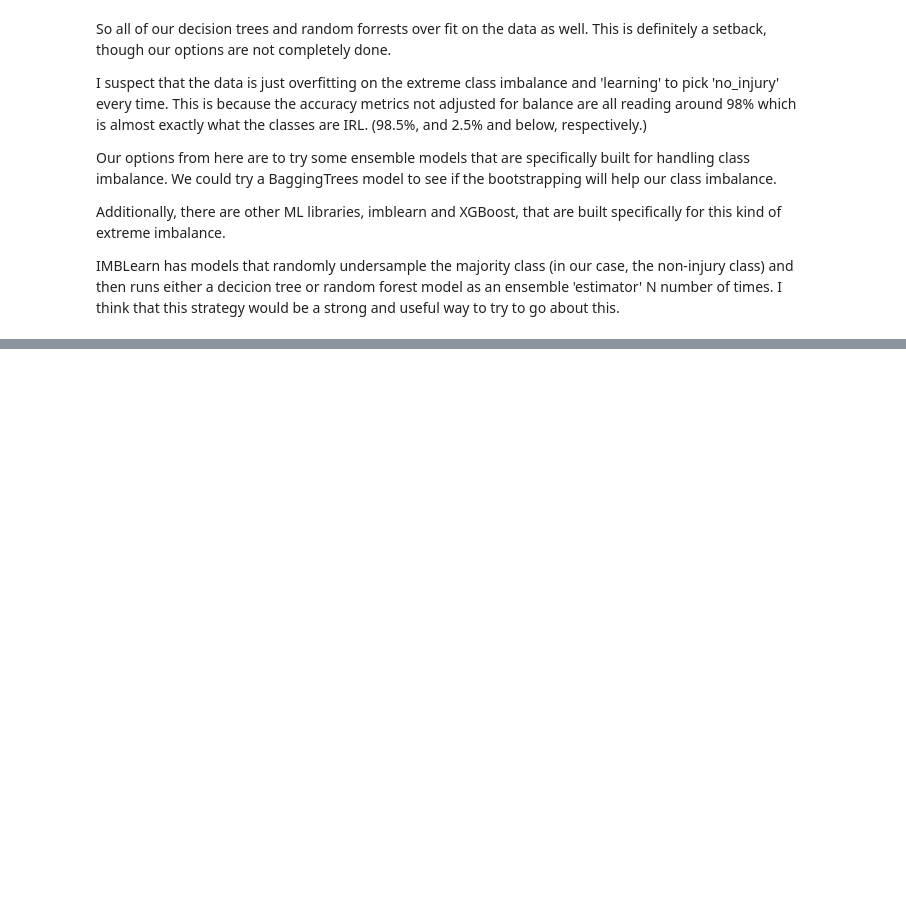
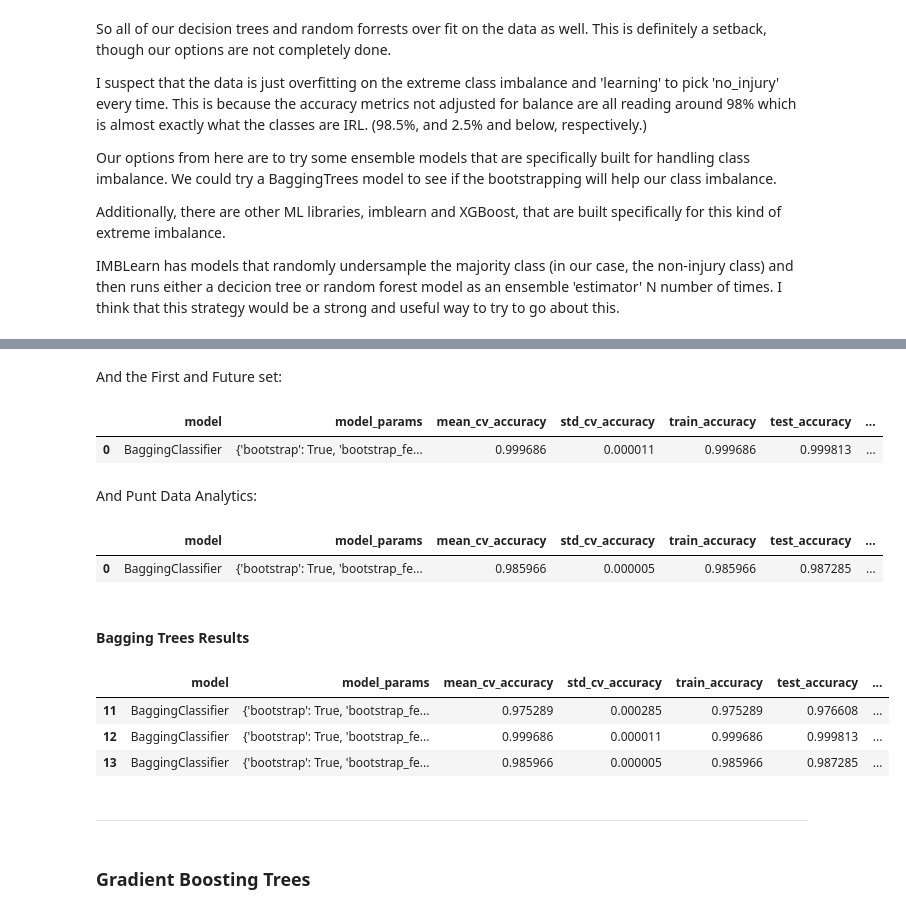
Before and after one commit to LeeMcFarling/AFL_Project_backup, a Jupyter notebook: Modeling/Weekly Assignments/Week_6.ipynb, the cells around one changed output, grey strips where cells are left out. Cells and saved outputs as stored; diff of their text form; code cells hidden in the pictures; blank space fills up the shorter version.

```diff
--- a/Modeling/Weekly Assignments/Week_6.ipynb
+++ b/Modeling/Weekly Assignments/Week_6.ipynb
@@ -968,0 +1051,71 @@ IMBLearn has models that randomly undersample the majority class (in our case, t
+# %% [markdown]
+And the First and Future set:
+# %%
+params_ = {
+    'n_estimators' : 20,
+    'max_samples' : 1,
+    'max_features' : 0.1,
+    'bootstrap' : True,
+    'random_state' : 42,
+}
+
+FNF_Bagging_Trees_Tuned = run_model_classifier(
+    BaggingClassifier,
+    fnf_X_train_scaled,
+    fnf_y_train,
+    fnf_X_test_scaled,
+    fnf_y_test,
+    n_repeats=5,
+    n_jobs=-1,
+    run_comment='FNF - Bagging Trees - Tuned',
+    return_model=False,
+    concat_results=True,
+    **params_
+    )
+
+FNF_Bagging_Trees_Tuned
+# %% [output]
+|  | model | model_params | mean_cv_accuracy | std_cv_accuracy | train_accuracy | test_accuracy | ... |
+| 0 | BaggingClassifier | {'bootstrap': True, 'bootstrap_fe... | 0.999686 | 0.000011 | 0.999686 | 0.999813 | ... |
+# %% [markdown]
+And Punt Data Analytics:
+# %%
+params_ = {
+    'n_estimators' : 20,
+    'max_samples' : 1,
+    'max_features' : 0.1,
+    'bootstrap' : True,
+    'random_state' : 42,
+}
+
+PDA_Bagging_Trees_Tuned = run_model_classifier(
+    BaggingClassifier,
+    pda_X_train_scaled,
+    pda_y_train,
+    pda_X_test_scaled,
+    pda_y_test,
+    n_repeats=5,
+    n_jobs=-1,
+    run_comment='PDA - Bagging Trees - Tuned',
+    return_model=False,
+    concat_results=True,
+    **params_
+    )
+
+PDA_Bagging_Trees_Tuned
+# %% [output]
+|  | model | model_params | mean_cv_accuracy | std_cv_accuracy | train_accuracy | test_accuracy | ... |
+| 0 | BaggingClassifier | {'bootstrap': True, 'bootstrap_fe... | 0.985966 | 0.000005 | 0.985966 | 0.987285 | ... |
+# %% [markdown]
+#### **Bagging Trees Results**
+# %%
+combined_results[combined_results['run_comment'].str.contains('Bagging Trees')].sort_values(by='balanced_test_accuracy', ascending=False) # [['model', 'mean_cv_accuracy', 'test_accuracy', 'balanced_test_accuracy', 'run_comment']]
+# %% [output]
+|  | model | model_params | mean_cv_accuracy | std_cv_accuracy | train_accuracy | test_accuracy | ... |
+| 11 | BaggingClassifier | {'bootstrap': True, 'bootstrap_fe... | 0.975289 | 0.000285 | 0.975289 | 0.976608 | ... |
+| 12 | BaggingClassifier | {'bootstrap': True, 'bootstrap_fe... | 0.999686 | 0.000011 | 0.999686 | 0.999813 | ... |
+| 13 | BaggingClassifier | {'bootstrap': True, 'bootstrap_fe... | 0.985966 | 0.000005 | 0.985966 | 0.987285 | ... |
+# %% [markdown]
+___
+# %% [markdown]
+### **Gradient Boosting Trees**
```
Also changed, not shown: parts of 28 cells of this notebook, 2 other files.
